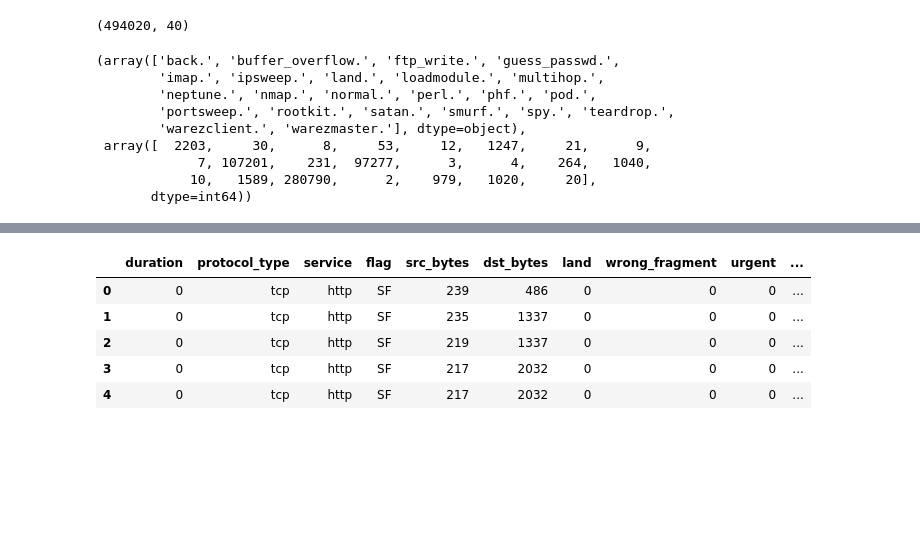
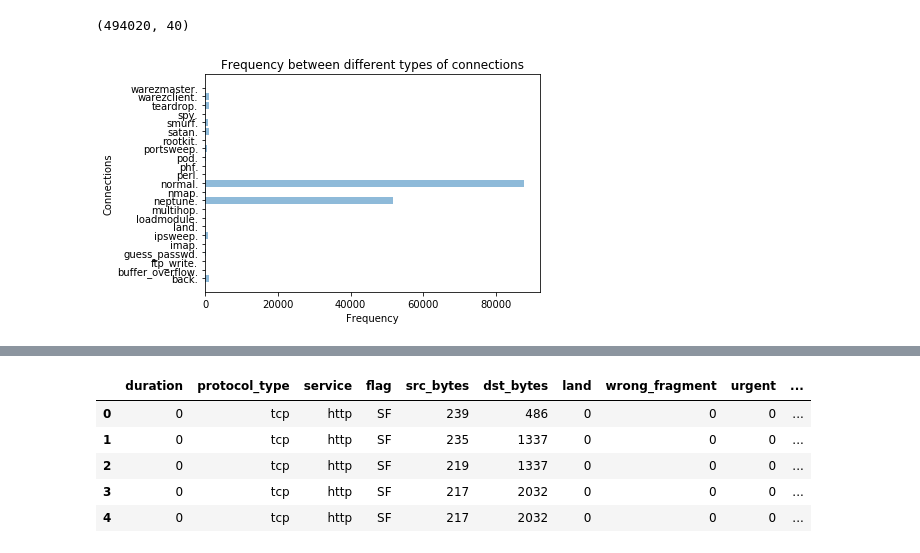
Before and after one commit to hgdangkhoi/Network-Intrusion-Detection-using-Neural-Nets, a Jupyter notebook: Khoi-Hoang_CSC215_MiniProject3.ipynb, the cells around one changed output, grey strips where cells are left out. Drawn from its saved outputs; the diff is of its cells as text; code cells hidden in the pictures; blank space fills up the shorter version.

Commit message:
Add outcome visualization

```diff
--- a/Khoi-Hoang_CSC215_MiniProject3.ipynb
+++ b/Khoi-Hoang_CSC215_MiniProject3.ipynb
@@ -218,17 +218,20 @@ df.shape
 # %% [output]
 (494020, 40)
 # %%
-np.unique(df['outcome'].values,return_counts=True)
+connection_type, count = np.unique(df['outcome'].values,return_counts=True)
-# %% [output]
-(array(['back.', 'buffer_overflow.', 'ftp_write.', 'guess_passwd.',
-        'imap.', 'ipsweep.', 'land.', 'loadmodule.', 'multihop.',
-        'neptune.', 'nmap.', 'normal.', 'perl.', 'phf.', 'pod.',
-        'portsweep.', 'rootkit.', 'satan.', 'smurf.', 'spy.', 'teardrop.',
-        'warezclient.', 'warezmaster.'], dtype=object),
- array([  2203,     30,      8,     53,     12,   1247,     21,      9,
-             7, 107201,    231,  97277,      3,      4,    264,   1040,
-            10,   1589, 280790,      2,    979,   1020,     20],
-       dtype=int64))
+# %%
+x_pos = np.arange(len(connection_type))
+measurement = count
+
+plt.barh(x_pos, measurement, align='center', alpha=0.5)
+plt.ylabel('Connections')
+plt.xlabel('Frequency')
+plt.title('Frequency between different types of connections')
+plt.yticks(x_pos, connection_type)
+
+plt.show()
+# %% [output]
+[figure, added]
 # %%
 # binary encode the outcome, 0 is good/normal and 1 is an attack
 df['outcome'] = df['outcome'].apply(lambda x: '0' if x == 'normal.' else '1')
```
Also changed, not shown: parts of 1 cell of this notebook.
